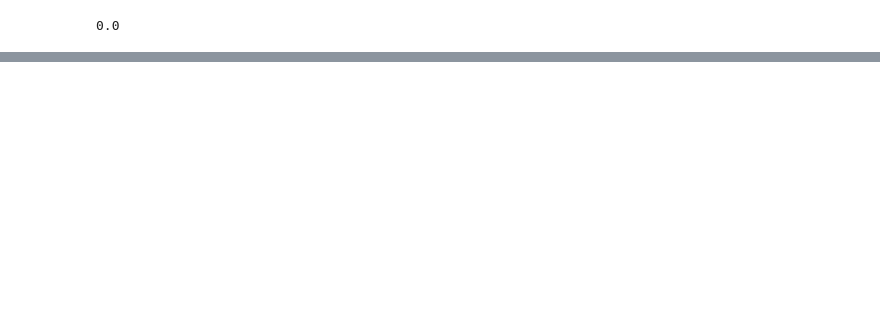
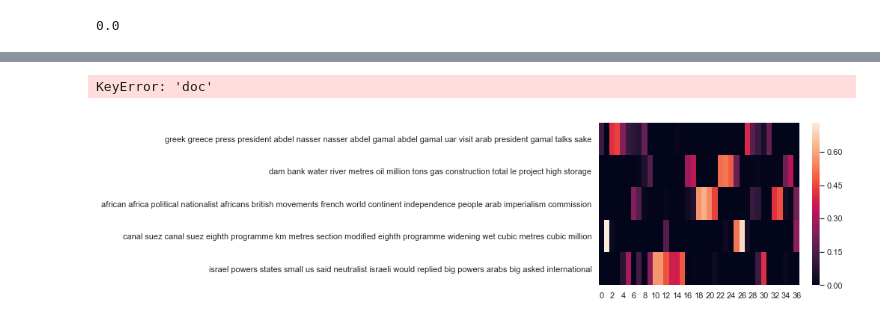
Before and after one commit to ZoeLeBlanc/dissertation, a Jupyter notebook: chapters/chapter_3/notebooks/Topics in magazines.ipynb, the cells around one changed output, grey strips where cells are left out. Saved outputs shown, nothing was run; the diff lists cells and outputs as text; code cells hidden in the pictures; blank space fills up the shorter version.

```diff
--- a/chapters/chapter_3/notebooks/Topics in magazines.ipynb
+++ b/chapters/chapter_3/notebooks/Topics in magazines.ipynb
@@ -58,0 +247,19 @@ topic_words
+# %%
+temp_df = pd.DataFrame()
+for n in range(doctopic.shape[0]):
+
+    topic_most_pr = doctopic[n].argmax()
+
+    word_idx = np.argsort(clf.components_[topic_most_pr])[::-1][0:num_top_words]
+    topic_words = []
+#     [print(vocab[i]) for i in word_idx if vocab[i] == 'congo']
+    topic_words.append([vocab[i] for i in word_idx])
+    if 'congo'in topic_words[0]:
+        print("doc: {} topic: {}\n value: {}".format(n,topic_most_pr, df_document_topic.iat[n,topic_most_pr]))
+#     for i in word_idx:
+#         df = pd.DataFrame({'term': vocab[i], 'doc': [n], 'topic': [topic_most_pr]})
+#         print(df)
+#         temp_df = temp_df.append(df, ignore_index=True)
+# %%
+docnames = [str(i) for i in range(doctopic.shape[0])]
+topicnames = [ " ".join(topic_words[i]) for i in range(len(clf.components_))]
@@ -58,0 +274,2 @@ topic_words
+# %%
+df_document_topic = pd.DataFrame(doctopic, columns=topicnames, index=docnames)
@@ -58,0 +317,9 @@ topic_words
+# %%
+df_document_topic.set_index('doc', inplace=True)
+# %% [output]
+KeyError: 'doc'
+# %%
+# sns.palplot(sns.color_palette('colorblind'))
+ax = sns.heatmap(df_document_topic.transpose())
+# %% [output]
+[figure, added]
```
Also changed, not shown: parts of 37 cells of this notebook, 28 other files.
